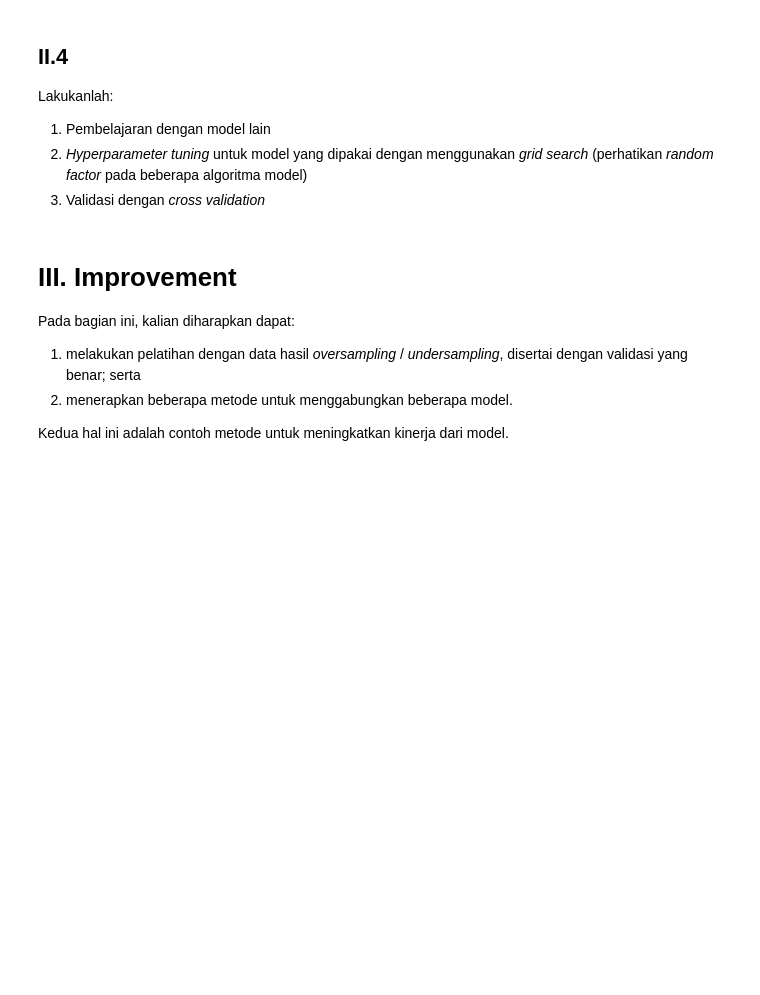
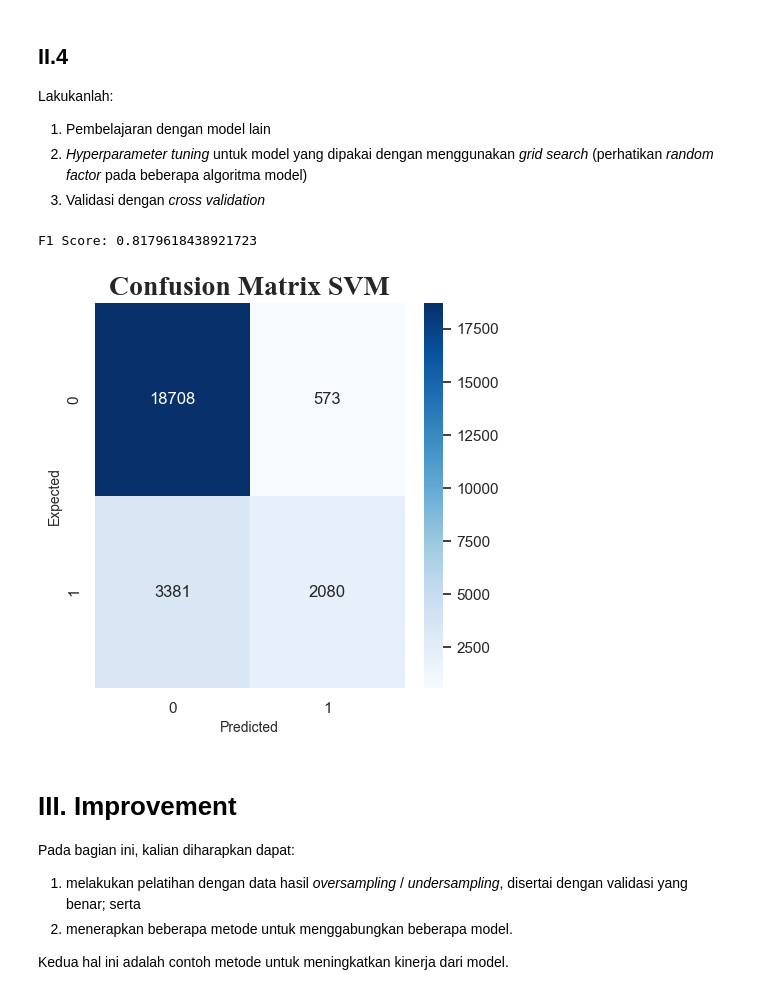
Before and after one commit to ubaidalih/sklearn-exploration, a Jupyter notebook: Tugas_Prapraktikum_IF3270.ipynb, the cells around one changed output. Cells and saved outputs as stored; diff of their text form; code cells hidden in the pictures; blank space fills up the shorter version.

```diff
--- a/Tugas_Prapraktikum_IF3270.ipynb
+++ b/Tugas_Prapraktikum_IF3270.ipynb
@@ -406,0 +507,20 @@ Lakukanlah:
+# %%
+from sklearn.svm import SVC
+
+svc = SVC(random_state=SEED)
+svc.fit(X_train, Y_train)
+Y_pred = svc.predict(X_test)
+f1_score = classification_report(Y_test, Y_pred, output_dict=True)['weighted avg']['f1-score']
+print(f'F1 Score: {f1_score}')
+
+# visualize confusion matrix using heatmap matplotlib
+conf_mat = confusion_matrix(y_true=Y_test, y_pred=Y_pred)
+plt.figure(figsize=(5, 5))
+sns.heatmap(conf_mat, annot=True, fmt='d', cmap='Blues')
+plt.title('Confusion Matrix SVM', fontsize=20, fontweight='bold', fontname='Times New Roman')
+plt.xlabel('Predicted', fontsize=10)
+plt.ylabel('Expected', fontsize=10)
+plt.show()
+# %% [output]
+F1 Score: 0.8179618438921723
+[figure, added]
```
Also changed, not shown: parts of 21 cells of this notebook.
